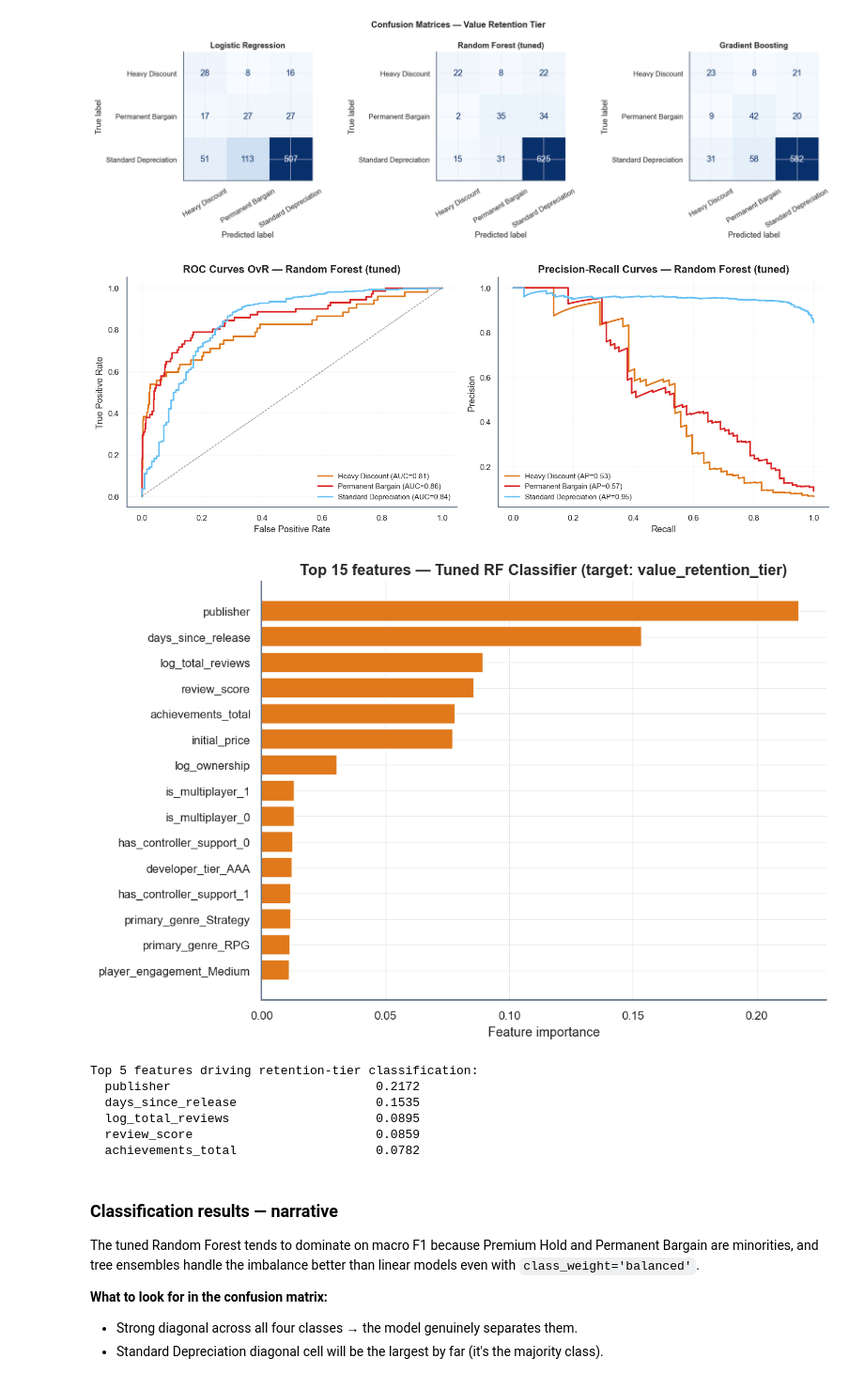
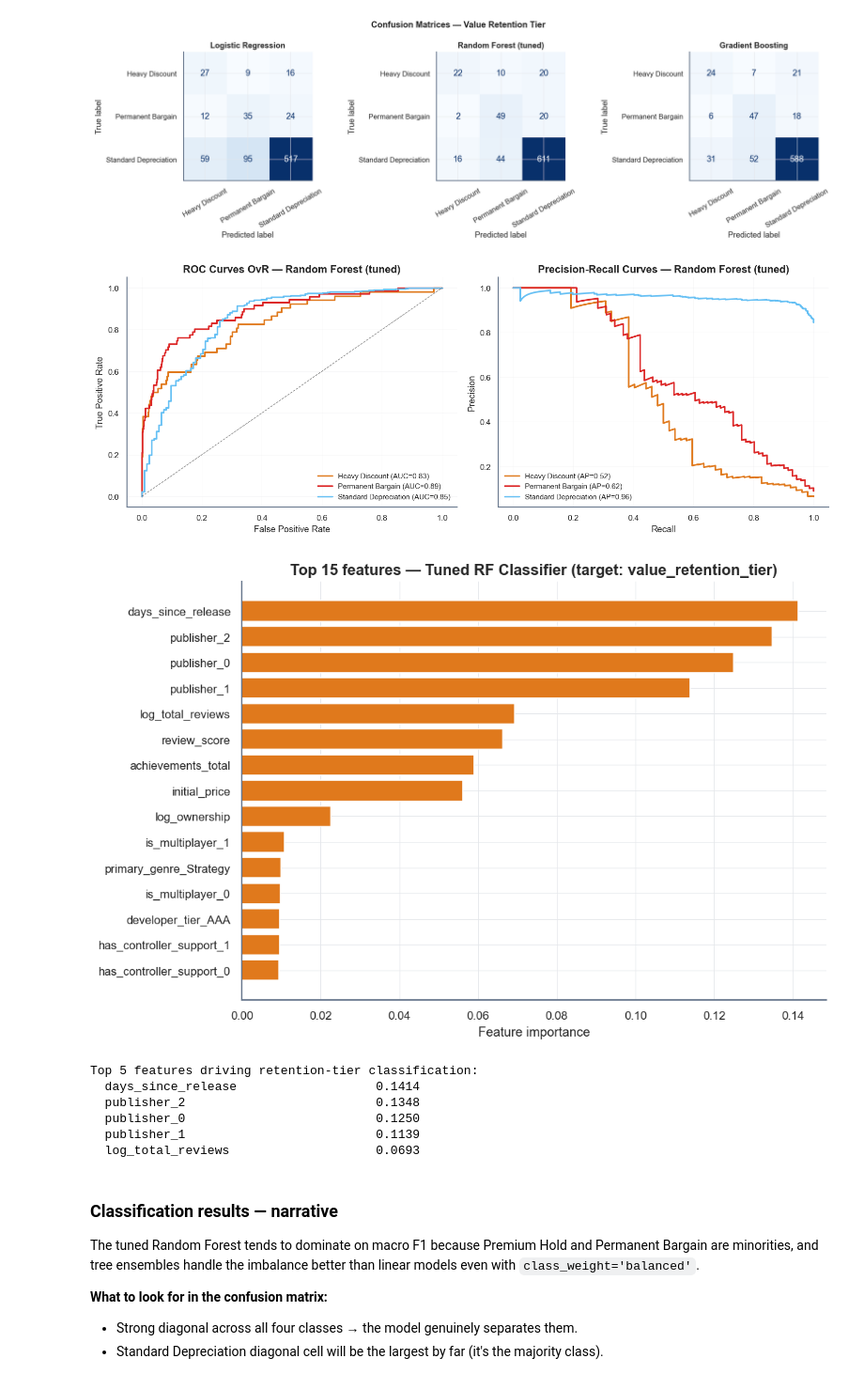
Before and after one commit to samsamotan/Y2T2-Final-Project, a Jupyter notebook: notebooks/04_ml_part1_price_and_value_retention.ipynb, the cells around one changed output. Shown at 94% size. Drawn from its saved outputs; the diff is of its cells as text; code cells hidden in the pictures.

```diff
--- a/notebooks/04_ml_part1_price_and_value_retention.ipynb
+++ b/notebooks/04_ml_part1_price_and_value_retention.ipynb
@@ -292,7 +292,7 @@ from sklearn.preprocessing import TargetEncoder
 preprocessor = ColumnTransformer([
     ('num', StandardScaler(),                                                  NUM_FEATURES),
     ('cat', OneHotEncoder(handle_unknown='ignore'),                            CAT_FEATURES),
-    ('pub', TargetEncoder(smooth=10.0, target_type='continuous', random_state=42), PUB_FEATURE),
+    ('pub', TargetEncoder(smooth=10.0, target_type='auto', random_state=42), PUB_FEATURE),
 ])
 X_transformed = preprocessor.fit_transform(df_clean[NUM_FEATURES + CAT_FEATURES + PUB_FEATURE], df_clean['max_discount_ever'] / 100)
 print(f'Transformed feature space: {X_transformed.shape[1]} columns after one-hot + target encoding')
@@ -487,8 +487,11 @@ print(f'Best RF parameters: {rf_grid.best_params_}')
 print(f'Best CV RMSE      : {-rf_grid.best_score_:.4f}')
 
 # Feature importance from the tuned RF
-ohe = best_rf.named_steps['prep'].named_transformers_['cat']
-feat_names = NUM_FEATURES + list(ohe.get_feature_names_out(CAT_FEATURES)) + PUB_FEATURE
+# Pull feature names directly from the fitted ColumnTransformer so we get
+# the right count regardless of how each branch (numeric/one-hot/target)
+# expands its inputs. Strip the 'num__'/'cat__'/'pub__' prefixes.
+prep = best_rf.named_steps['prep']
+feat_names = [n.split('__', 1)[-1] for n in prep.get_feature_names_out()]
 importances = best_rf.named_steps['model'].feature_importances_
 fi = pd.DataFrame({'Feature': feat_names, 'Importance': importances}).sort_values('Importance', ascending=False).head(15)
 
@@ -706,32 +709,35 @@ axes[1].grid(alpha=0.3)
 plt.tight_layout()
 plt.show()
 # %% [output]
-[figure, old version]
+[figure, new version]
 # %%
 # Feature importance from the tuned Random Forest classifier
-ohe = best_rf_cls.named_steps['prep'].named_transformers_['cat']
-feat_names = NUM_FEATURES + list(ohe.get_feature_names_out(CAT_FEATURES)) + PUB_FEATURE
+# Pull feature names directly from the fitted ColumnTransformer so we get
+# the right count regardless of how each branch (numeric/one-hot/target)
+# expands its inputs. Strip the 'num__'/'cat__'/'pub__' prefixes.
+prep = best_rf_cls.named_steps['prep']
+feat_names = [n.split('__', 1)[-1] for n in prep.get_feature_names_out()]
 imp = best_rf_cls.named_steps['model'].feature_importances_
 fi_cls = pd.DataFrame({'Feature': feat_names, 'Importance': imp}).sort_values('Importance', ascending=False).head(15)
 
 fig, ax = plt.subplots(figsize=(9, 6))
 ax.barh(fi_cls['Feature'][::-1], fi_cls['Importance'][::-1], color=PALETTE['orange'])
 ax.set_xlabel('Feature importance')
 ax.set_title(f'Top 15 features — Tuned RF Classifier (target: value_retention_tier)')
 plt.tight_layout()
 plt.show()
 
 print('\nTop 5 features driving retention-tier classification:')
 for _, row in fi_cls.head(5).iterrows():
     print(f"  {row['Feature']:35s}  {row['Importance']:.4f}")
 # %% [output]
-[figure, old version]
+[figure, new version]
 Top 5 features driving retention-tier classification:
-  publisher                            0.2172
-  days_since_release                   0.1535
-  log_total_reviews                    0.0895
-  review_score                         0.0859
-  achievements_total                   0.0782
+  days_since_release                   0.1414
+  publisher_2                          0.1348
+  publisher_0                          0.1250
+  publisher_1                          0.1139
+  log_total_reviews                    0.0693
 # %% [markdown]
 ### Classification results — narrative
 
```
Also changed, not shown: parts of 11 cells of this notebook, 6 other files.
